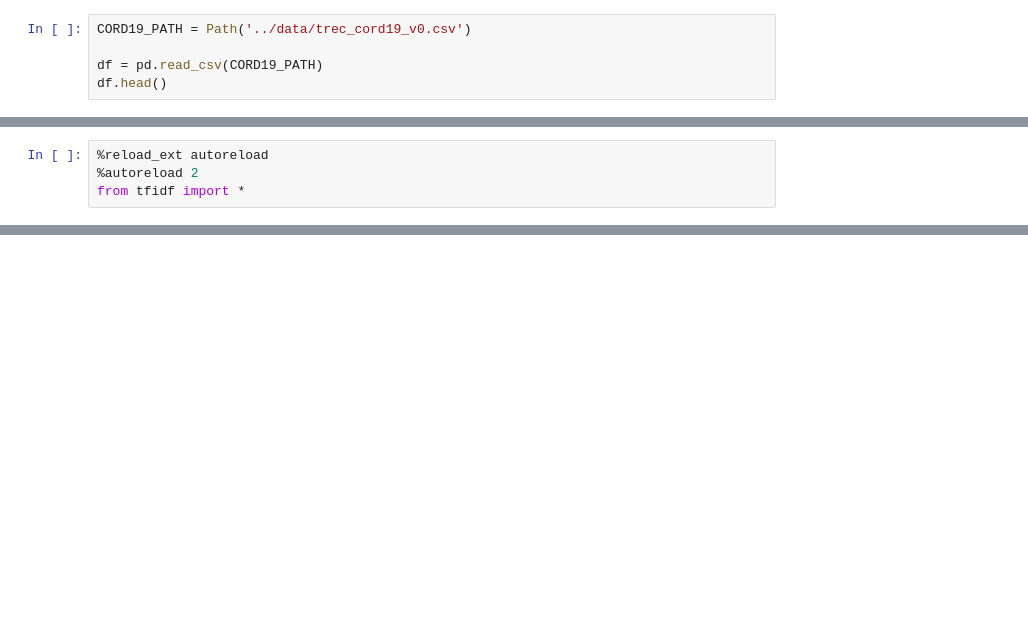
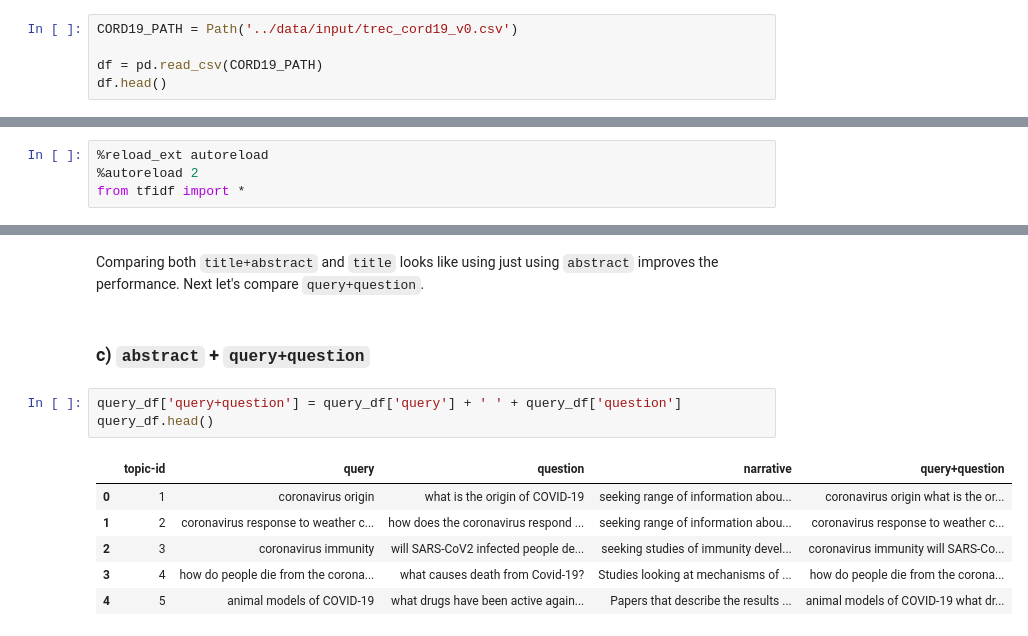
Before and after one commit to hurshd0/TREC-COVID-IR, a Jupyter notebook: notebooks/02_TFIDF_Baseline.ipynb, the cells around one changed output, grey strips where cells are left out. Drawn from its saved outputs; the diff is of its cells as text; blank space fills up the shorter version.

Commit message:
feat: tfidf baseline completed for title, abstract and title+abstract on query only

```diff
--- a/notebooks/02_TFIDF_Baseline.ipynb
+++ b/notebooks/02_TFIDF_Baseline.ipynb
@@ -30,7 +30,7 @@ from utils.tokenizer import Tokenizer
 # %% [markdown]
 ## 1. Load corpus
 # %%
-CORD19_PATH = Path('../data/trec_cord19_v0.csv')
+CORD19_PATH = Path('../data/input/trec_cord19_v0.csv')
 
 df = pd.read_csv(CORD19_PATH)
 df.head()
@@ -181,0 +335,14 @@ print(query)
+# %% [markdown]
+Comparing both `title+abstract` and `title` looks like using just using `abstract` improves the performance. Next let's compare `query+question`.
+# %% [markdown]
+### c) `abstract` + `query+question`
+# %%
+query_df['query+question'] = query_df['query'] + ' ' + query_df['question']
+query_df.head()
+# %% [output]
+|  | topic-id | query | question | narrative | query+question |
+| 0 | 1 | coronavirus origin | what is the origin of COVID-19 | seeking range of information abou... | coronavirus origin what is the or... |
+| 1 | 2 | coronavirus response to weather c... | how does the coronavirus respond ... | seeking range of information abou... | coronavirus response to weather c... |
+| 2 | 3 | coronavirus immunity | will SARS-CoV2 infected people de... | seeking studies of immunity devel... | coronavirus immunity will SARS-Co... |
+| 3 | 4 | how do people die from the corona... | what causes death from Covid-19? | Studies looking at mechanisms of ... | how do people die from the corona... |
+| 4 | 5 | animal models of COVID-19 | what drugs have been active again... | Papers that describe the results ... | animal models of COVID-19 what dr... |
```
Also changed, not shown: parts of 22 cells of this notebook, 12 other files.
